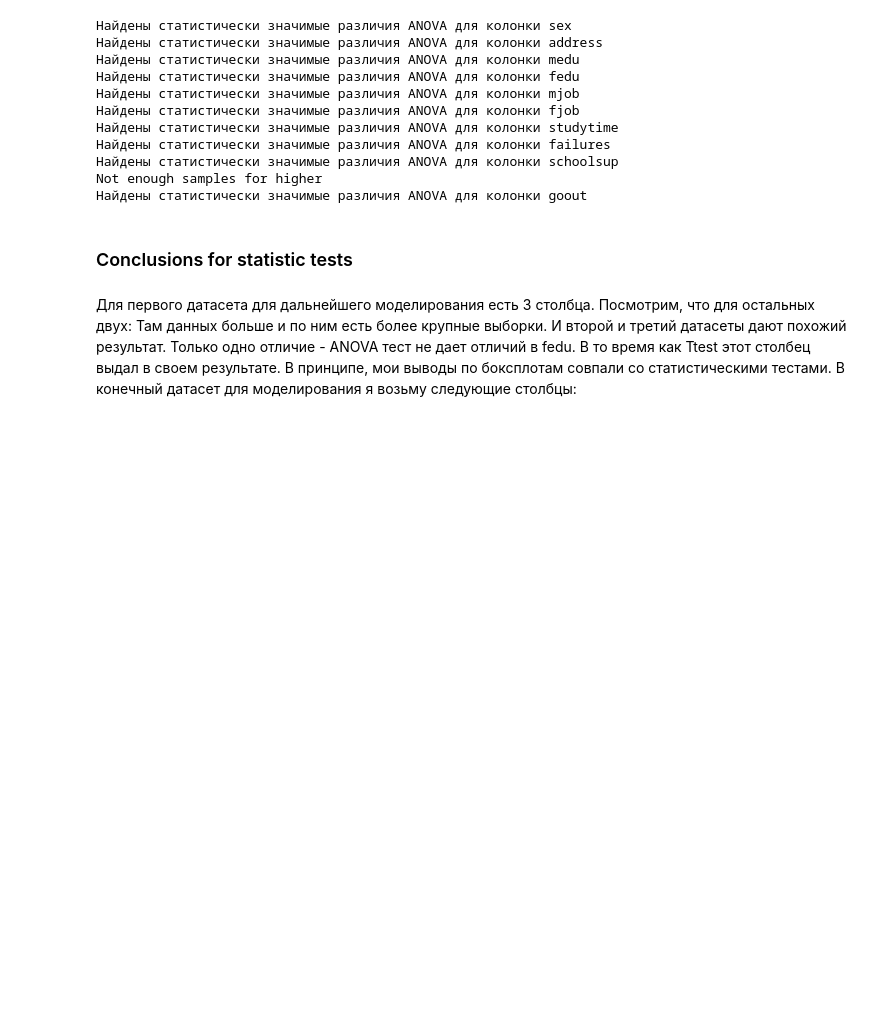
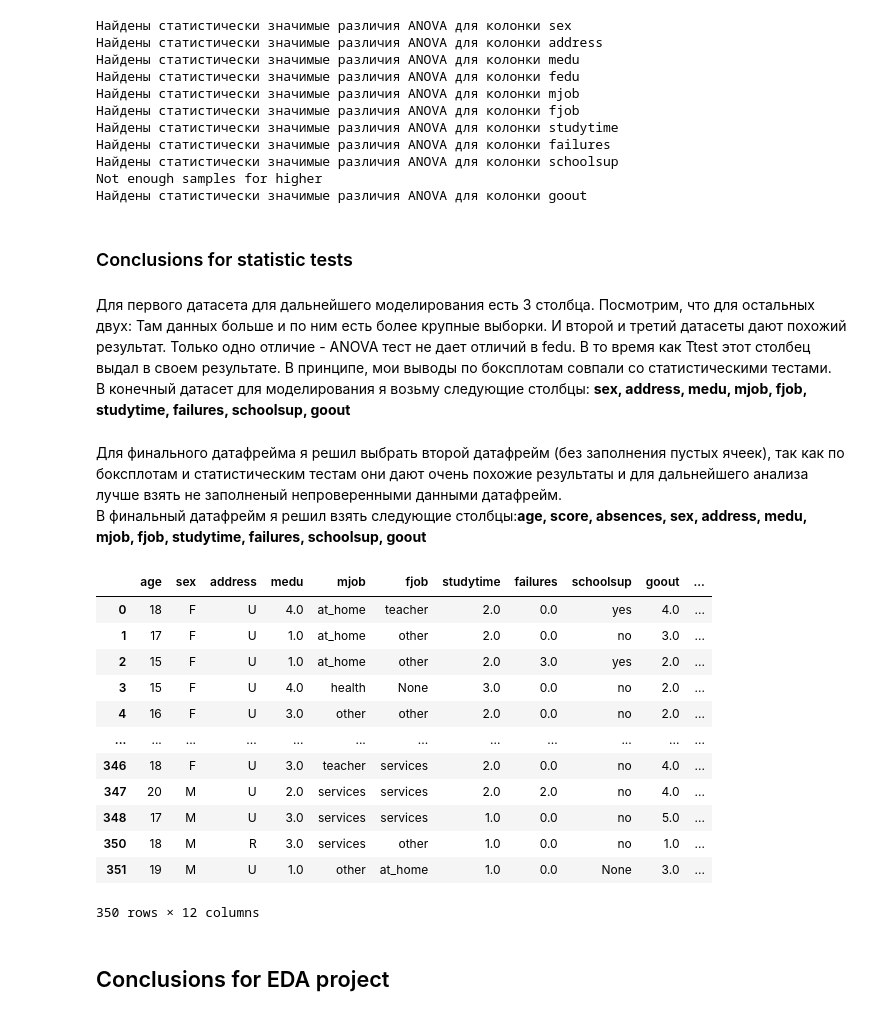
Before and after one commit to MichaelDockers/skillfactory_rds, a Jupyter notebook: module_2/module_2_stud_score.ipynb, the cells around one changed output. Saved outputs shown, nothing was run; the diff lists cells and outputs as text; code cells hidden in the pictures; blank space fills up the shorter version.

```diff
--- a/module_2/module_2_stud_score.ipynb
+++ b/module_2/module_2_stud_score.ipynb
@@ -539,6 +607,26 @@ Not enough samples for higher
 Для первого датасета для дальнейшего моделирования есть 3 столбца.
 Посмотрим, что для остальных двух:
 Там данных больше и по ним есть более крупные выборки. И второй и третий датасеты дают похожий результат. Только одно отличие - ANOVA тест не дает отличий в fedu. В то время как Ttest этот столбец выдал в своем результате. В принципе, мои выводы по боксплотам совпали со статистическими тестами.
-В конечный датасет для моделирования я возьму следующие столбцы:
+<br>В конечный датасет для моделирования я возьму следующие столбцы: <b>sex, address, medu, mjob, fjob, studytime, failures, schoolsup, goout
+# %% [markdown]
+Для финального датафрейма я решил выбрать второй датафрейм (без заполнения пустых ячеек), так как по боксплотам и статистическим тестам они дают очень похожие результаты и для дальнейшего анализа лучше взять не заполненый непроверенными данными датафрейм. <br>В финальный датафрейм я решил взять следующие столбцы:<b>age, score, absences, sex, address, medu, mjob, fjob, studytime, failures, schoolsup, goout
 # %%
-model_df = df2[['sex', 'address']]
+model_df = df2[['age', 'sex', 'address', 'medu', 'mjob', 'fjob',
+                'studytime', 'failures', 'schoolsup', 'goout', 'absences', 'score']]
+display(model_df)
+# %% [output]
+|  | age | sex | address | medu | mjob | fjob | studytime | failures | schoolsup | goout | ... |
+| 0 | 18 | F | U | 4.0 | at_home | teacher | 2.0 | 0.0 | yes | 4.0 | ... |
+| 1 | 17 | F | U | 1.0 | at_home | other | 2.0 | 0.0 | no | 3.0 | ... |
+| 2 | 15 | F | U | 1.0 | at_home | other | 2.0 | 3.0 | yes | 2.0 | ... |
+| 3 | 15 | F | U | 4.0 | health | None | 3.0 | 0.0 | no | 2.0 | ... |
+| 4 | 16 | F | U | 3.0 | other | other | 2.0 | 0.0 | no | 2.0 | ... |
+| ... | ... | ... | ... | ... | ... | ... | ... | ... | ... | ... | ... |
+| 346 | 18 | F | U | 3.0 | teacher | services | 2.0 | 0.0 | no | 4.0 | ... |
+| 347 | 20 | M | U | 2.0 | services | services | 2.0 | 2.0 | no | 4.0 | ... |
+| 348 | 17 | M | U | 3.0 | services | services | 1.0 | 0.0 | no | 5.0 | ... |
+| 350 | 18 | M | R | 3.0 | services | other | 1.0 | 0.0 | no | 1.0 | ... |
+| 351 | 19 | M | U | 1.0 | other | at_home | 1.0 | 0.0 | None | 3.0 | ... |
+350 rows × 12 columns
+# %% [markdown]
+## Сonclusions for EDA project
```
Also changed, not shown: parts of 31 cells of this notebook, 1 other file.
